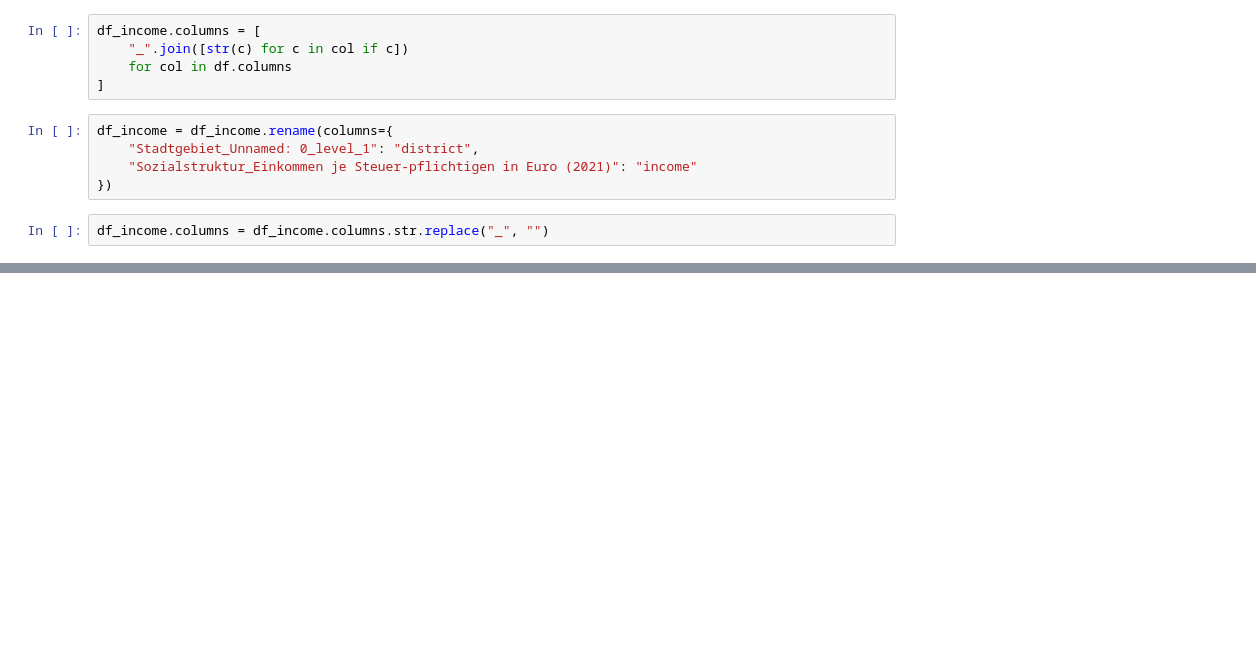
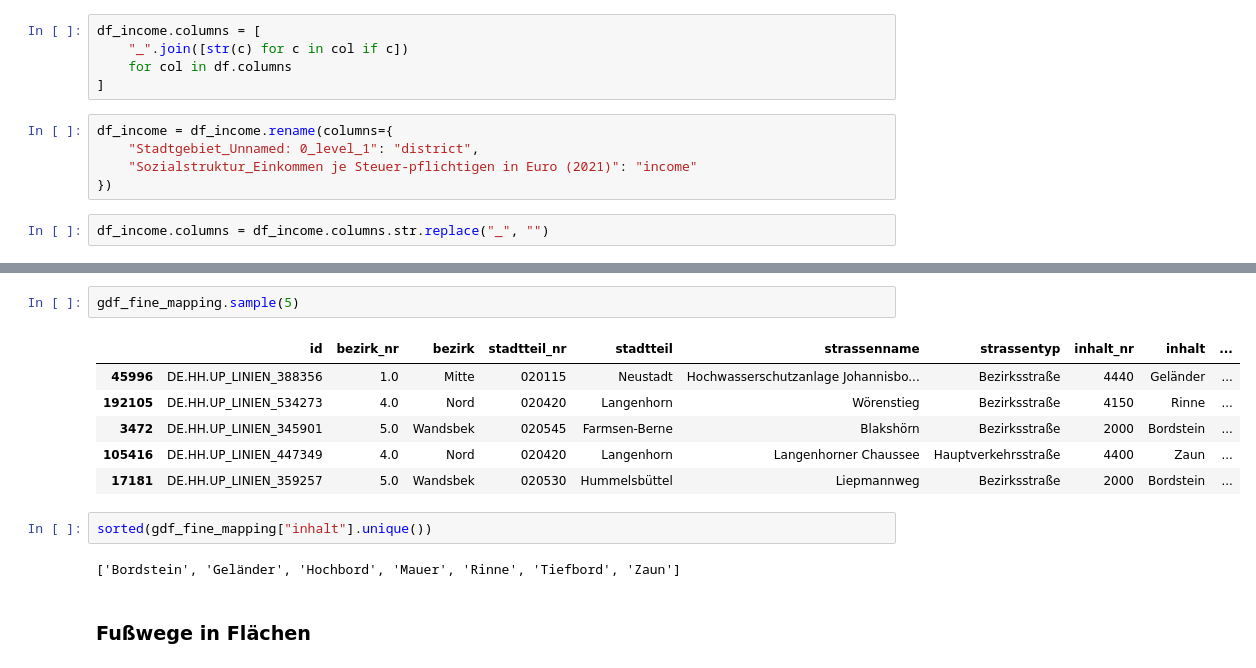
Before and after one commit to mail341/walkability-barmbek-sued, a Jupyter notebook: notebooks/01_staging_barmbek.ipynb, the cells around one changed output, grey strips where cells are left out. Saved outputs shown, nothing was run; the diff lists cells and outputs as text; blank space fills up the shorter version.

```diff
--- a/notebooks/01_staging_barmbek.ipynb
+++ b/notebooks/01_staging_barmbek.ipynb
@@ -1996,0 +2548,15 @@ print(df_compare_long)
+# %%
+gdf_fine_mapping.sample(5)
+# %% [output]
+|  | id | bezirk_nr | bezirk | stadtteil_nr | stadtteil | strassenname | strassentyp | inhalt_nr | inhalt | ... |
+| 45996 | DE.HH.UP_LINIEN_388356 | 1.0 | Mitte | 020115 | Neustadt | Hochwasserschutzanlage Johannisbo... | Bezirksstraße | 4440 | Geländer | ... |
+| 192105 | DE.HH.UP_LINIEN_534273 | 4.0 | Nord | 020420 | Langenhorn | Wörenstieg | Bezirksstraße | 4150 | Rinne | ... |
+| 3472 | DE.HH.UP_LINIEN_345901 | 5.0 | Wandsbek | 020545 | Farmsen-Berne | Blakshörn | Bezirksstraße | 2000 | Bordstein | ... |
+| 105416 | DE.HH.UP_LINIEN_447349 | 4.0 | Nord | 020420 | Langenhorn | Langenhorner Chaussee | Hauptverkehrsstraße | 4400 | Zaun | ... |
+| 17181 | DE.HH.UP_LINIEN_359257 | 5.0 | Wandsbek | 020530 | Hummelsbüttel | Liepmannweg | Bezirksstraße | 2000 | Bordstein | ... |
+# %%
+sorted(gdf_fine_mapping["inhalt"].unique())
+# %% [output]
+['Bordstein', 'Geländer', 'Hochbord', 'Mauer', 'Rinne', 'Tiefbord', 'Zaun']
+# %% [markdown]
+### Fußwege in Flächen
```
Also changed, not shown: parts of 110 cells of this notebook, 21 other files.
